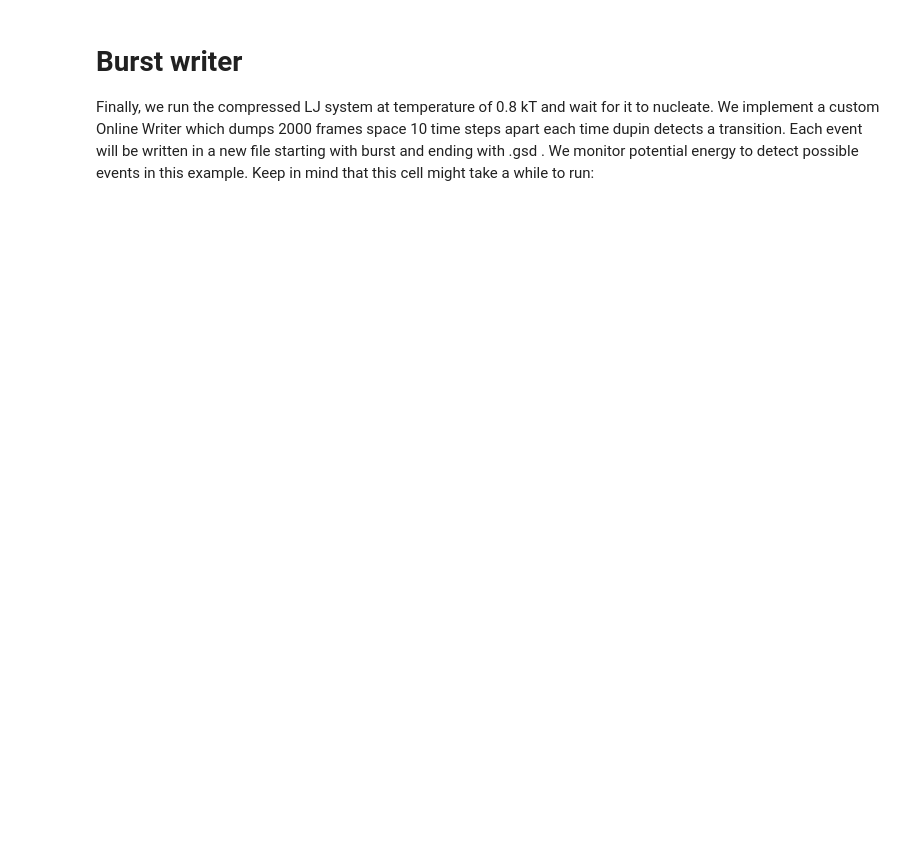
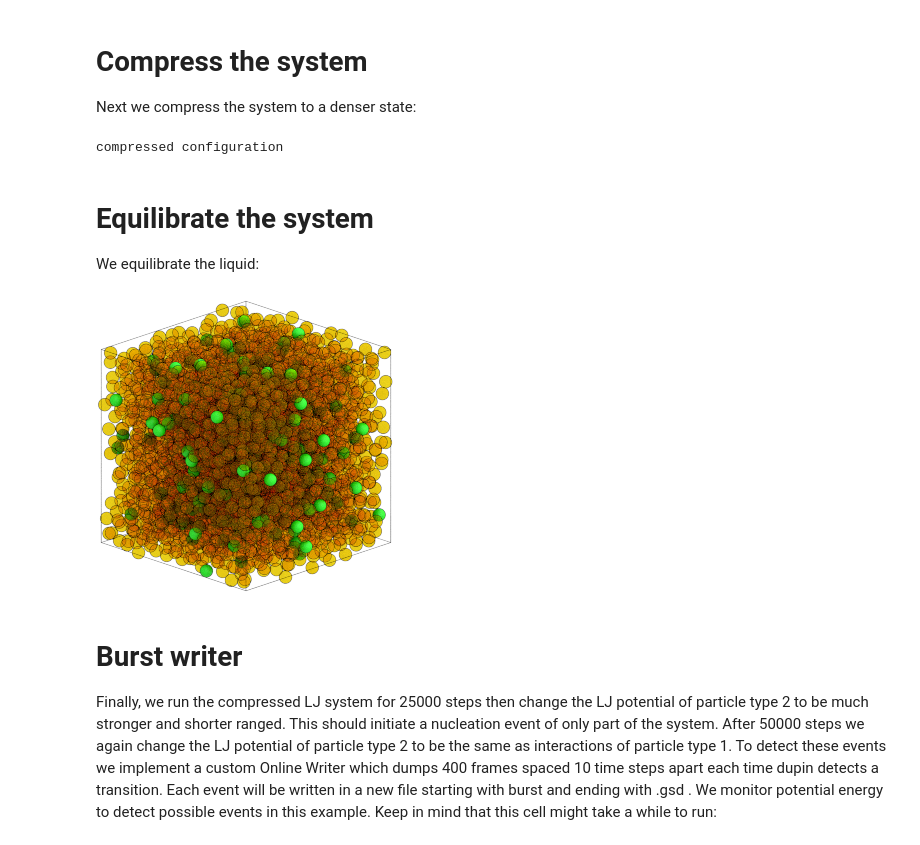
Before and after one commit to glotzerlab/dupin, a Jupyter notebook: docs/tutorials/02-HOOMD-burst-writer-with-online-detection/HOOMD-burst-with-online.ipynb, the cells around one changed output. Cells and saved outputs as stored; diff of their text form; code cells hidden in the pictures; blank space fills up the shorter version.

```diff
--- a/docs/tutorials/02-HOOMD-burst-writer-with-online-detection/HOOMD-burst-with-online.ipynb
+++ b/docs/tutorials/02-HOOMD-burst-writer-with-online-detection/HOOMD-burst-with-online.ipynb
@@ -169,8 +183,51 @@ render(simulation.state.get_snapshot())
+# %% [markdown]
+# Compress the system
+
+Next we compress the system to a denser state:
+# %%
+ramp = hoomd.variant.Ramp(A=0, B=1, t_start=simulation.timestep, t_ramp=20000)
+steps = range(0, 40000, 20)
+y = [ramp(step) for step in steps]
+rho = simulation.state.N_particles / simulation.state.box.volume
+initial_box = simulation.state.box
+final_box = hoomd.Box.from_box(initial_box)  # make a copy of initial_box
+final_rho = 0.8
+final_box.volume = simulation.state.N_particles / final_rho
+box_resize_trigger = hoomd.trigger.Periodic(10)
+box_resize = hoomd.update.BoxResize(
+    box1=initial_box, box2=final_box, variant=ramp, trigger=box_resize_trigger
+)
+simulation.operations.updaters.append(box_resize)
+simulation.run(20001)
+simulation.operations.updaters.remove(box_resize)
+
+print("compressed configuration")
+render(simulation.state.get_snapshot())
+hoomd.write.GSD.write(
+    state=simulation.state, filename="compressed.gsd", mode="wb"
+)
+# %% [output]
+compressed configuration
+# %% [markdown]
+# Equilibrate the system
+
+We equilibrate the liquid:
+# %%
+simulation.run(50000)
+hoomd.write.GSD.write(
+    state=simulation.state, filename="equilibrated.gsd", mode="wb"
+)
+render(simulation.state.get_snapshot())
+# %% [output]
+[figure, added]
 # %% [markdown]
 # Burst writer
 
-Finally, we run the compressed LJ system at temperature of 0.8 kT and wait for it to
-nucleate. We implement a custom Online Writer which dumps 2000 frames space 10 time
+Finally, we run the compressed LJ system for 25000 steps then change the LJ potential of
+particle type 2 to be much stronger and shorter ranged. This should initiate a
+nucleation event of only part of the system. After 50000 steps we again change the LJ
+potential of particle type 2 to be the same as interactions of particle type 1. To
+detect these events we implement a custom Online Writer which dumps 400 frames spaced 10 time
 steps apart each time dupin detects a transition. Each event will be written in a new
 file starting with burst and ending with .gsd . We monitor potential energy to detect
 possible events in this example. Keep in mind that this cell might take a while to run:
```
Also changed, not shown: parts of 13 cells of this notebook.
